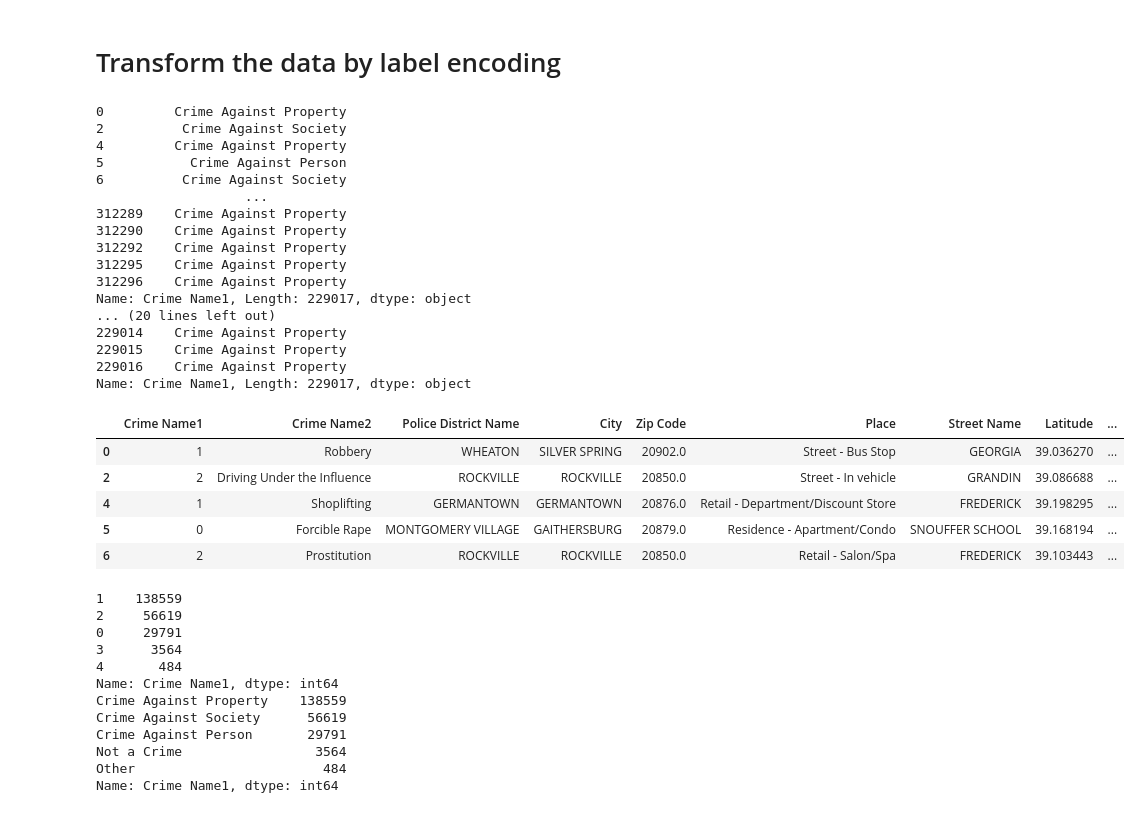
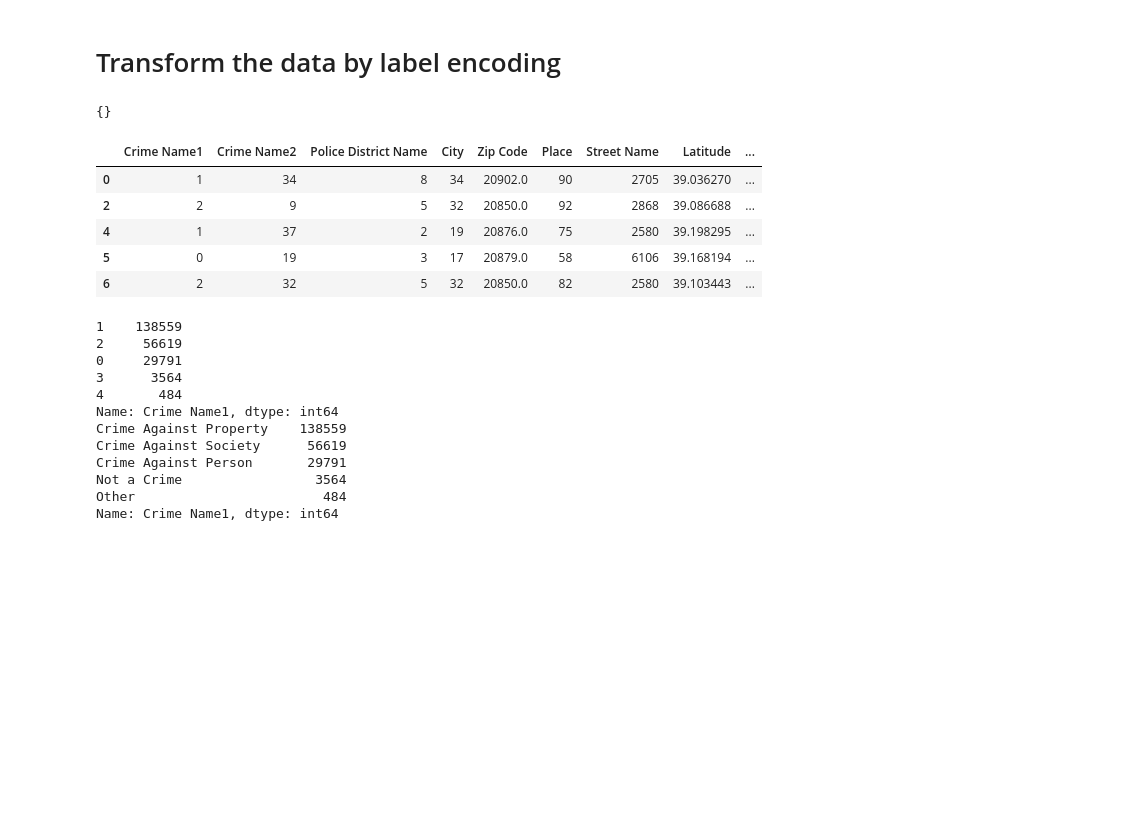
Before and after one commit to Shawon046/Crime-Prediction-for-Montgomery-County, a Jupyter notebook: crime predictor.ipynb, the cells around one changed output. Drawn from its saved outputs; the diff is of its cells as text; code cells hidden in the pictures; blank space fills up the shorter version.

```diff
--- a/crime predictor.ipynb
+++ b/crime predictor.ipynb
@@ -267,53 +359,37 @@ print(loc_crime_df.shape)
 # %%
 encoded_dict ={}
 temp_df = pd.DataFrame()
 
 def label_encoder(y):
     le = LabelEncoder()
     #print(loc_crime_df[y])
     loc_crime_df[y] = le.fit_transform(loc_crime_df[y])
     #print(loc_crime_df[y])
     if y== 'Crime Name1':
         temp_df[y] = le.inverse_transform(loc_crime_df[y])
-        encoded_dict[loc_crime_df[y]] = temp_df[y]
+        # encoded_dict = {loc_crime_df[y], temp_df[y]}
     #print(temp_df[y])
 
 #loc_crime_df = inputdf[['Crime Name1','Crime Name2', 'Police District Name', 'City', 'Place', 'Street Name']]
 
-#label_list = ['Crime Name1','Crime Name2', 'Police District Name', 'City', 'Place', 'Street Name']
-label_list = ['Crime Name1']
+label_list = ['Crime Name1','Crime Name2', 'Police District Name', 'City', 'Place', 'Street Name']
+#label_list = ['Crime Name1']
 
 for l in label_list:
     label_encoder(l)
 
 print(encoded_dict)
 
 #Display transformed data
 loc_crime_df.head()
 # %% [output]
-0         Crime Against Property
-2          Crime Against Society
-4         Crime Against Property
-5           Crime Against Person
-6          Crime Against Society
-                   ...
-312289    Crime Against Property
-312290    Crime Against Property
-312292    Crime Against Property
-312295    Crime Against Property
-312296    Crime Against Property
-Name: Crime Name1, Length: 229017, dtype: object
-... (20 lines left out)
-229014    Crime Against Property
-229015    Crime Against Property
-229016    Crime Against Property
-Name: Crime Name1, Length: 229017, dtype: object
+{}
 |  | Crime Name1 | Crime Name2 | Police District Name | City | Zip Code | Place | Street Name | Latitude | ... |
-| 0 | 1 | Robbery | WHEATON | SILVER SPRING | 20902.0 | Street - Bus Stop | GEORGIA | 39.036270 | ... |
-| 2 | 2 | Driving Under the Influence | ROCKVILLE | ROCKVILLE | 20850.0 | Street - In vehicle | GRANDIN | 39.086688 | ... |
-| 4 | 1 | Shoplifting | GERMANTOWN | GERMANTOWN | 20876.0 | Retail - Department/Discount Store | FREDERICK | 39.198295 | ... |
-| 5 | 0 | Forcible Rape | MONTGOMERY VILLAGE | GAITHERSBURG | 20879.0 | Residence - Apartment/Condo | SNOUFFER SCHOOL | 39.168194 | ... |
-| 6 | 2 | Prostitution | ROCKVILLE | ROCKVILLE | 20850.0 | Retail - Salon/Spa | FREDERICK | 39.103443 | ... |
+| 0 | 1 | 34 | 8 | 34 | 20902.0 | 90 | 2705 | 39.036270 | ... |
+| 2 | 2 | 9 | 5 | 32 | 20850.0 | 92 | 2868 | 39.086688 | ... |
+| 4 | 1 | 37 | 2 | 19 | 20876.0 | 75 | 2580 | 39.198295 | ... |
+| 5 | 0 | 19 | 3 | 17 | 20879.0 | 58 | 6106 | 39.168194 | ... |
+| 6 | 2 | 32 | 5 | 32 | 20850.0 | 82 | 2580 | 39.103443 | ... |
 # %%
 print(loc_crime_df['Crime Name1'].value_counts())
 print(temp_df['Crime Name1'].value_counts())
```
Also changed, not shown: parts of 16 cells of this notebook.
